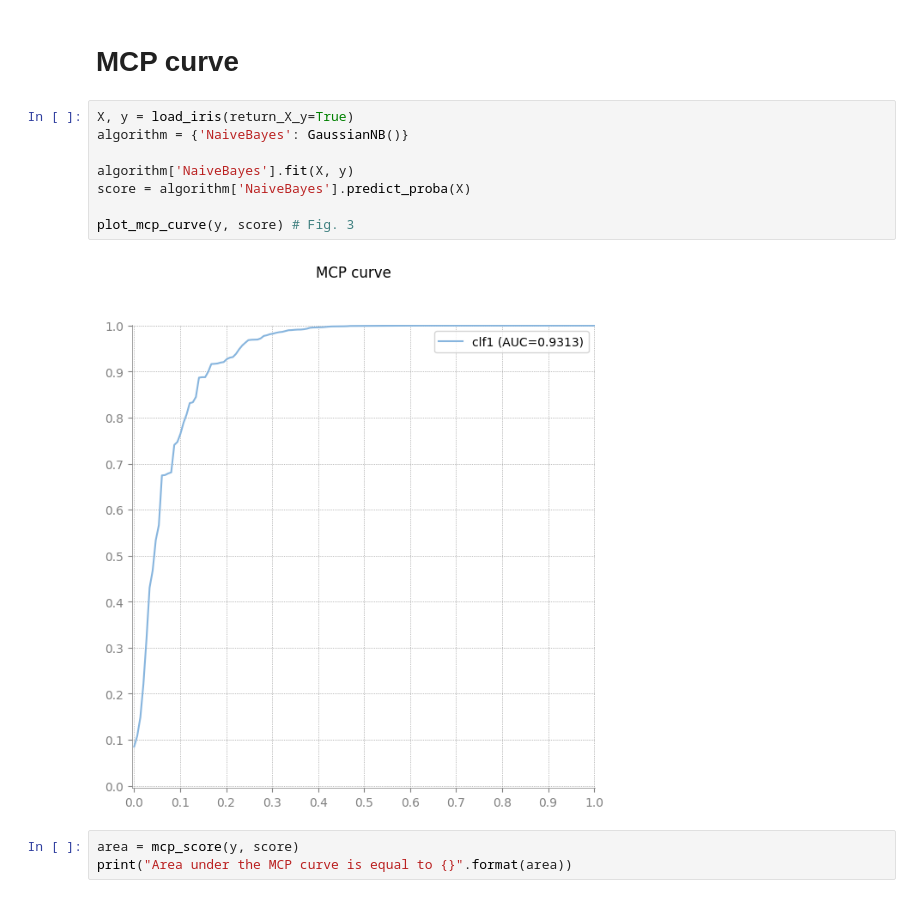
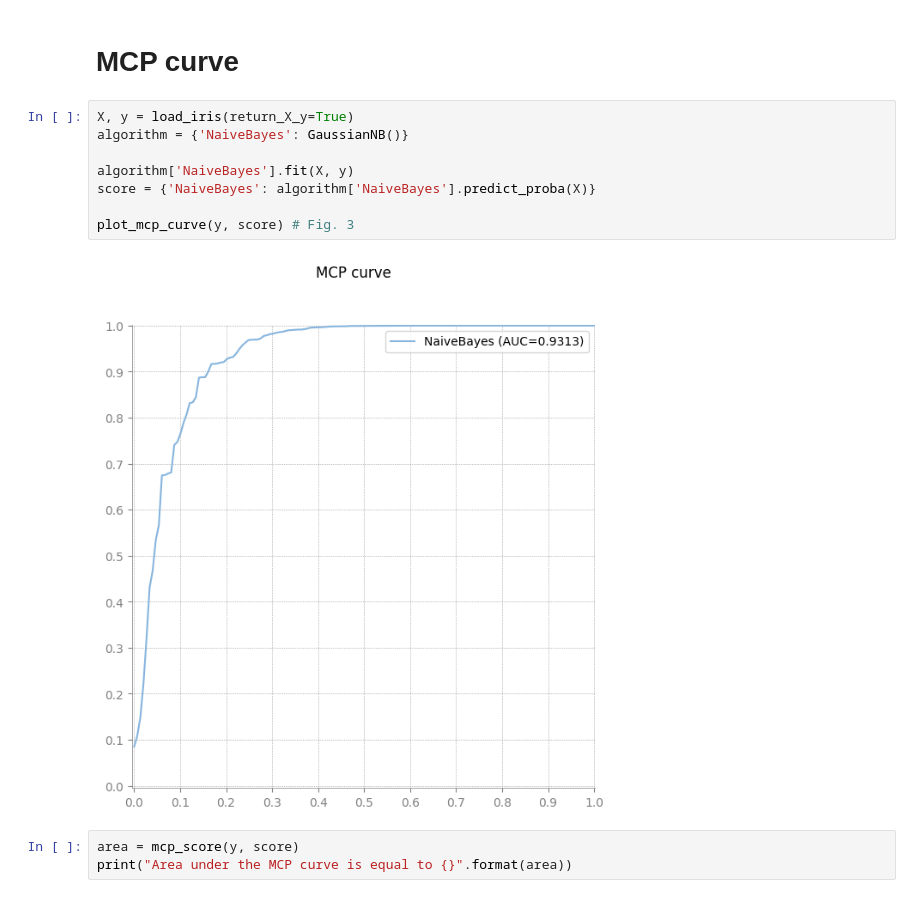
Before and after one commit to adaa-polsl/imcp, a Jupyter notebook: examples/use_case.ipynb, the cells around one changed output. Saved outputs shown, nothing was run; the diff lists cells and outputs as text.

Commit message:
Correct the label for the single MCP in the use case plot

```diff
--- a/examples/use_case.ipynb
+++ b/examples/use_case.ipynb
@@ -12,13 +12,13 @@ from sklearn.svm import SVC
 # %%
 X, y = load_iris(return_X_y=True)
 algorithm = {'NaiveBayes': GaussianNB()}
 
 algorithm['NaiveBayes'].fit(X, y)
-score = algorithm['NaiveBayes'].predict_proba(X)
+score = {'NaiveBayes': algorithm['NaiveBayes'].predict_proba(X)}
 
 plot_mcp_curve(y, score) # Fig. 3
 # %% [output]
-[figure, old version]
+[figure, new version]
 # %%
 area = mcp_score(y, score)
 print("Area under the MCP curve is equal to {}".format(area))
```
